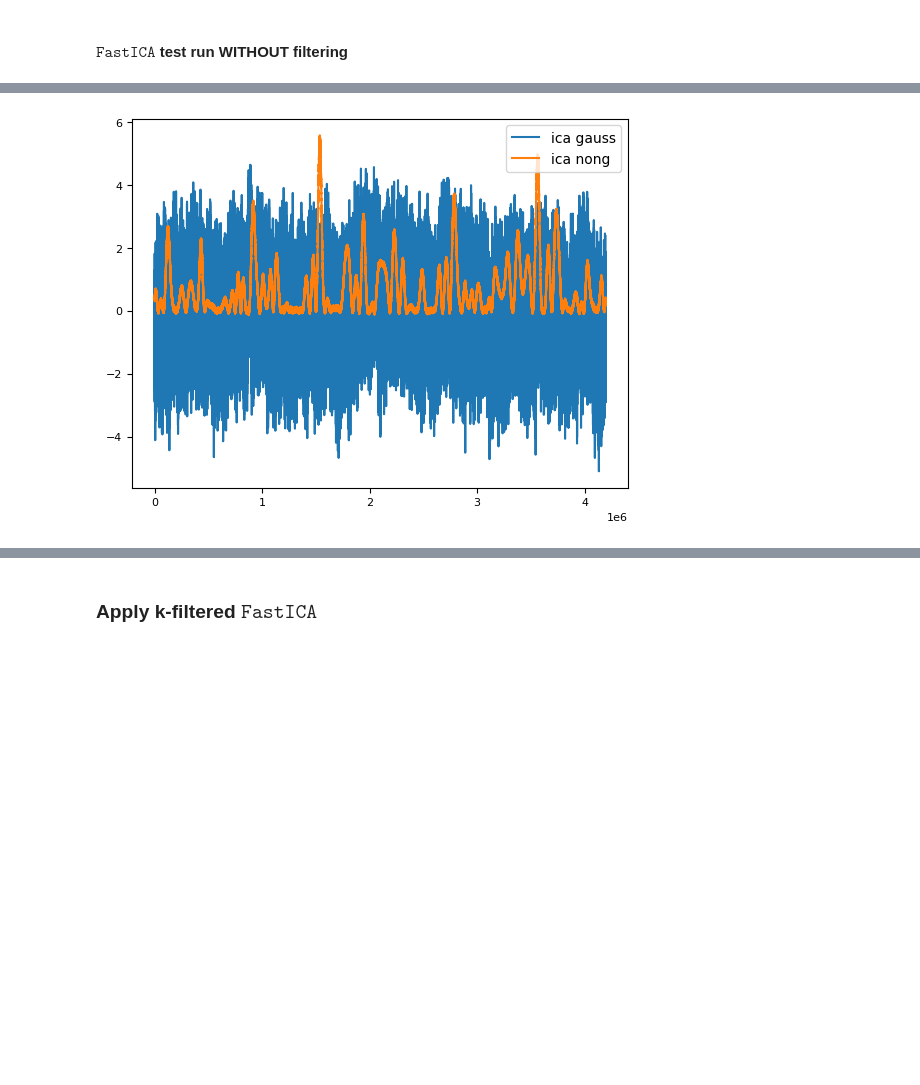
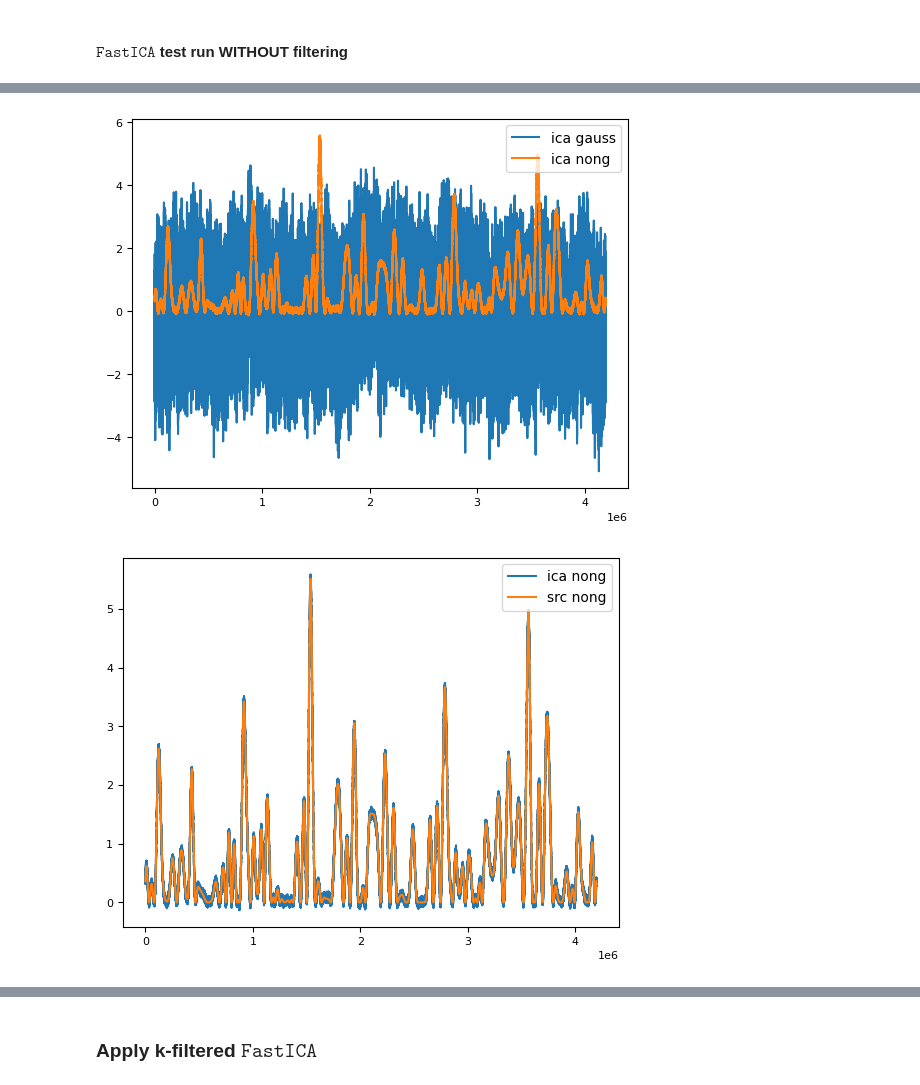
Before and after one commit to inthaider/png_ml_project, a Jupyter notebook: ica/nb_kfica_1d.ipynb, the cells around one changed output, grey strips where cells are left out. Cells and saved outputs as stored; diff of their text form; code cells hidden in the pictures; blank space fills up the shorter version.

```diff
--- a/ica/nb_kfica_1d.ipynb
+++ b/ica/nb_kfica_1d.ipynb
@@ -344,28 +374,39 @@ NonG sign flipped!
 # %%
 """
 
 Plot the results
 
 """
 
 # plt.plot(mix_signal_pre[0, :], label='signal mixture 1')
 # plt.legend(loc=1)
 # plt.show()
 
 # plt.plot(mix_signal[0, :], label='bin-whitened signal mixture 1')
 # plt.legend(loc=1)
 # plt.show()
 
 
 plt.plot(src[1, :], label='src gauss')
 plt.plot(src[0, :], label='src nong')
 plt.legend(loc=1)
 plt.show()
 
 plt.plot(ica_src[1, :], label='ica gauss')
 plt.plot(ica_src[0, :], label='ica nong')
 plt.legend(loc=1)
 plt.show()
+
+plt.plot(ica_src[0, :], label='ica nong')
+plt.plot(src[0, :], label='src nong')
+plt.legend(loc=1)
+plt.show()
+
+plt.plot(ica_src[1, :], label='ica grf')
+plt.plot(src[1, :], label='src grf')
+plt.legend(loc=1)
+plt.show()
 # %% [output]
 [figure]
 [figure]
+[figure, added]
```
Also changed, not shown: parts of 14 cells of this notebook, 10 other files.
